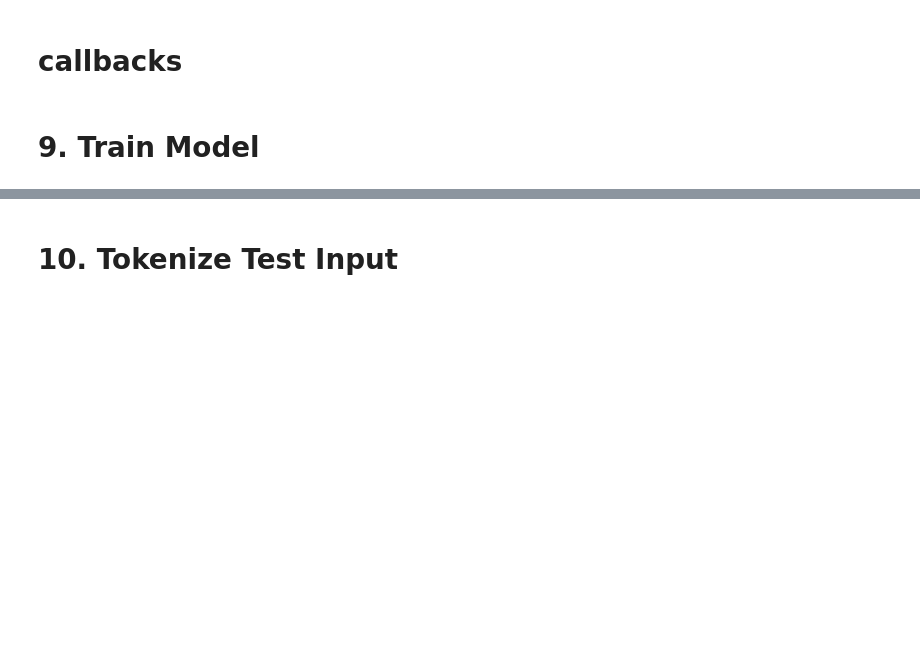
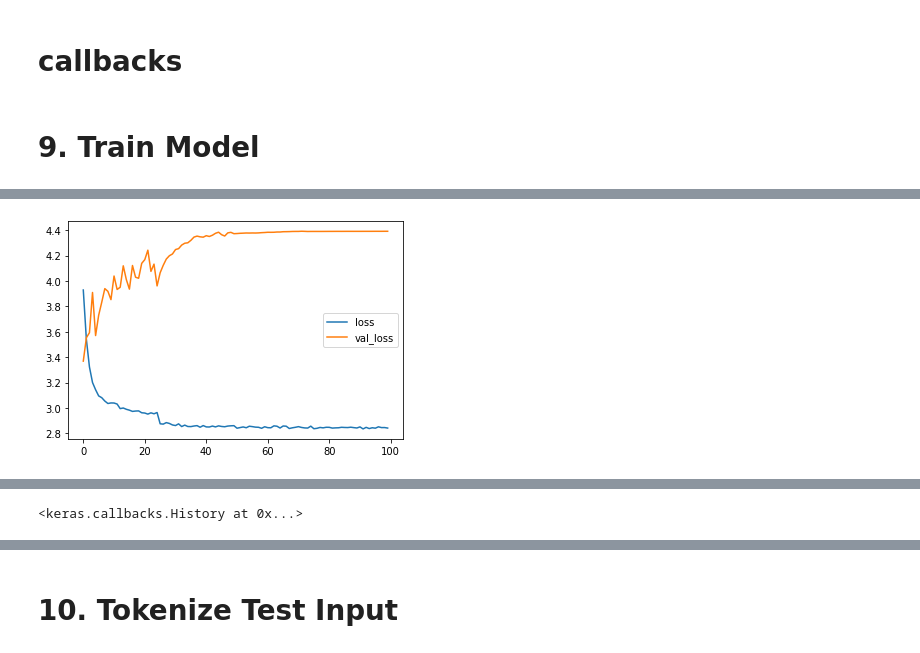
Before and after one commit to MJ199999/-SW-, a Jupyter notebook: code/train.ipynb, the cells around one changed output, grey strips where cells are left out. Cells and saved outputs as stored; diff of their text form; code cells hidden in the pictures; blank space fills up the shorter version.

```diff
--- a/code/train.ipynb
+++ b/code/train.ipynb
@@ -223,0 +318,4 @@ KeyboardInterrupt: ignored
+# %%
+gpt3_model.fit(train_X_4, train_y, epochs=150, batch_size=4, validation_split=0.1, callbacks=[plot_losses, lr_scheduler])
+# %% [output]
+[figure, added]
@@ -223,0 +324 @@ KeyboardInterrupt: ignored
+<keras.callbacks.History at 0x...>
```
Also changed, not shown: parts of 31 cells of this notebook.
